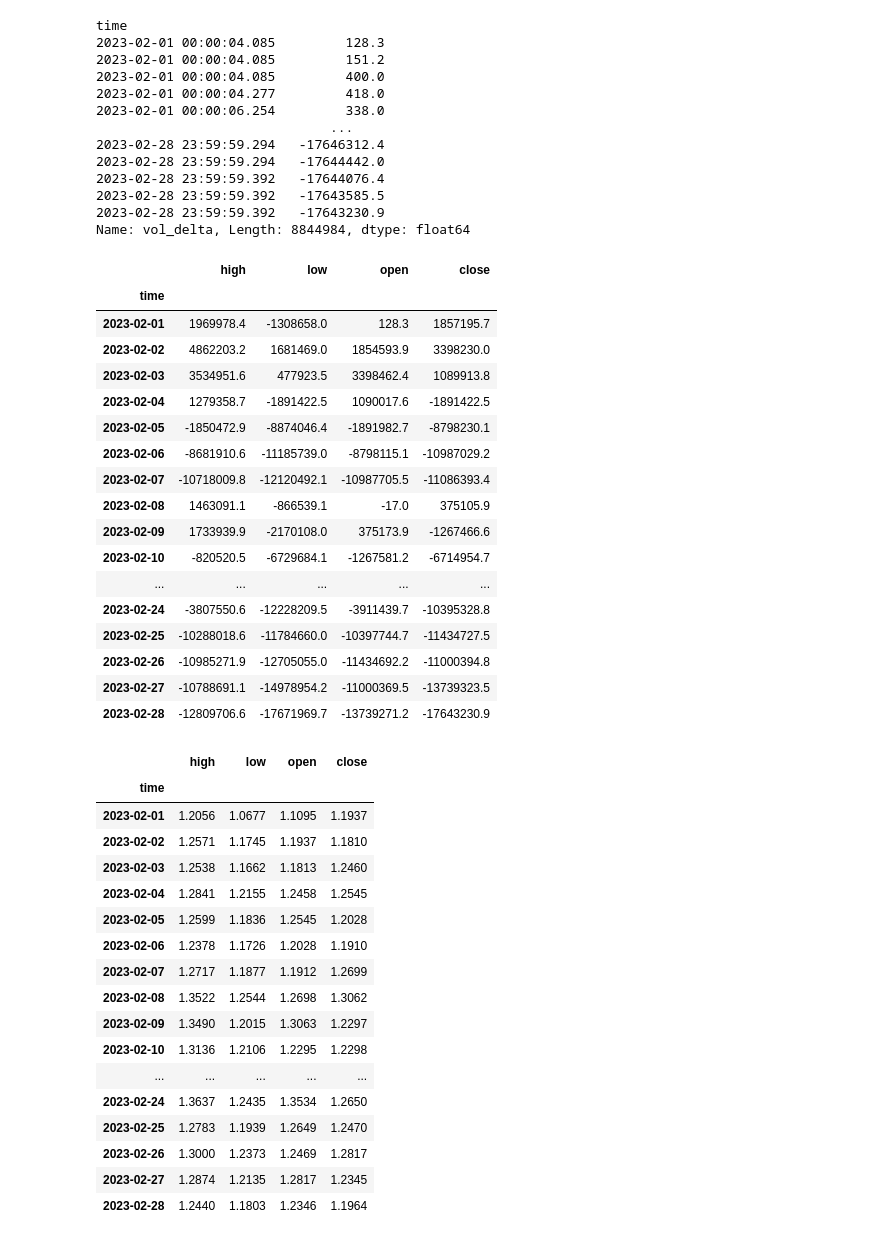
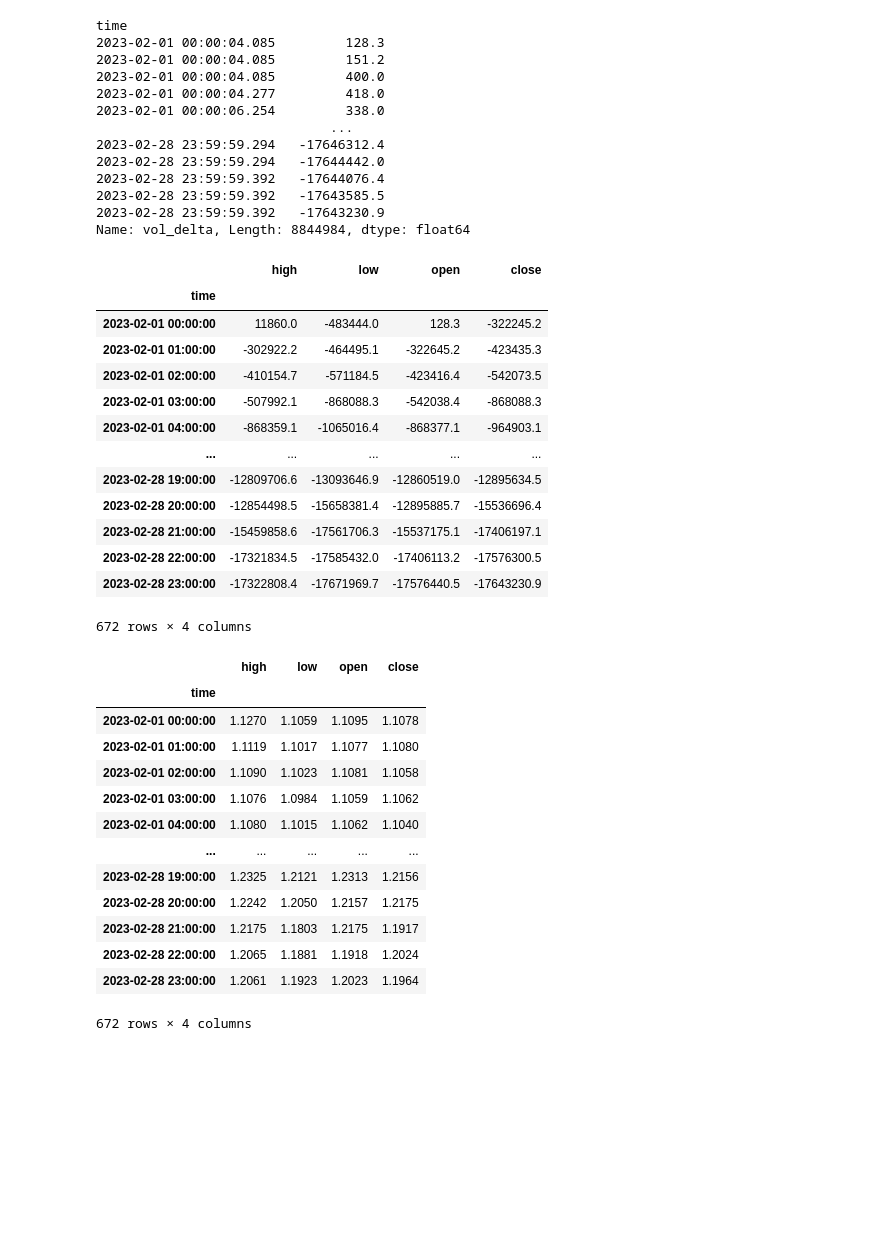
Before and after one commit to jaymgonzalez/python-trading, a Jupyter notebook: Matic_CVD.ipynb, the cells around one changed output. Cells and saved outputs as stored; diff of their text form; code cells hidden in the pictures; blank space fills up the shorter version.

```diff
--- a/Matic_CVD.ipynb
+++ b/Matic_CVD.ipynb
@@ -111,49 +111,41 @@ time
 2023-02-28 23:59:59.392   -17643230.9
 Name: vol_delta, Length: 8844984, dtype: float64
 # %%
-cvd_candles = cvd.resample("1D").agg(["max","min","first","last"])
+cvd_candles = cvd.resample("1H").agg(["max","min","first","last"])
 cvd_candles.columns = ["high","low","open","close"]
 cvd_candles
 # %% [output]
 |  | high | low | open | close |
 | time |  |  |  |  |
-| 2023-02-01 | 1969978.4 | -1308658.0 | 128.3 | 1857195.7 |
-| 2023-02-02 | 4862203.2 | 1681469.0 | 1854593.9 | 3398230.0 |
-| 2023-02-03 | 3534951.6 | 477923.5 | 3398462.4 | 1089913.8 |
-| 2023-02-04 | 1279358.7 | -1891422.5 | 1090017.6 | -1891422.5 |
-| 2023-02-05 | -1850472.9 | -8874046.4 | -1891982.7 | -8798230.1 |
-| 2023-02-06 | -8681910.6 | -11185739.0 | -8798115.1 | -10987029.2 |
-| 2023-02-07 | -10718009.8 | -12120492.1 | -10987705.5 | -11086393.4 |
-| 2023-02-08 | 1463091.1 | -866539.1 | -17.0 | 375105.9 |
-| 2023-02-09 | 1733939.9 | -2170108.0 | 375173.9 | -1267466.6 |
-| 2023-02-10 | -820520.5 | -6729684.1 | -1267581.2 | -6714954.7 |
+| 2023-02-01 00:00:00 | 11860.0 | -483444.0 | 128.3 | -322245.2 |
+| 2023-02-01 01:00:00 | -302922.2 | -464495.1 | -322645.2 | -423435.3 |
+| 2023-02-01 02:00:00 | -410154.7 | -571184.5 | -423416.4 | -542073.5 |
+| 2023-02-01 03:00:00 | -507992.1 | -868088.3 | -542038.4 | -868088.3 |
+| 2023-02-01 04:00:00 | -868359.1 | -1065016.4 | -868377.1 | -964903.1 |
 | ... | ... | ... | ... | ... |
-| 2023-02-24 | -3807550.6 | -12228209.5 | -3911439.7 | -10395328.8 |
-| 2023-02-25 | -10288018.6 | -11784660.0 | -10397744.7 | -11434727.5 |
-| 2023-02-26 | -10985271.9 | -12705055.0 | -11434692.2 | -11000394.8 |
-| 2023-02-27 | -10788691.1 | -14978954.2 | -11000369.5 | -13739323.5 |
-| 2023-02-28 | -12809706.6 | -17671969.7 | -13739271.2 | -17643230.9 |
+| 2023-02-28 19:00:00 | -12809706.6 | -13093646.9 | -12860519.0 | -12895634.5 |
+| 2023-02-28 20:00:00 | -12854498.5 | -15658381.4 | -12895885.7 | -15536696.4 |
+| 2023-02-28 21:00:00 | -15459858.6 | -17561706.3 | -15537175.1 | -17406197.1 |
+| 2023-02-28 22:00:00 | -17321834.5 | -17585432.0 | -17406113.2 | -17576300.5 |
+| 2023-02-28 23:00:00 | -17322808.4 | -17671969.7 | -17576440.5 | -17643230.9 |
+672 rows × 4 columns
 # %%
-price_candles = df.price.resample("1D").agg(["max","min","first","last"])
+price_candles = df.price.resample("1H").agg(["max","min","first","last"])
 price_candles.columns = ["high","low","open","close"]
 price_candles
 # %% [output]
 |  | high | low | open | close |
 | time |  |  |  |  |
-| 2023-02-01 | 1.2056 | 1.0677 | 1.1095 | 1.1937 |
-| 2023-02-02 | 1.2571 | 1.1745 | 1.1937 | 1.1810 |
-| 2023-02-03 | 1.2538 | 1.1662 | 1.1813 | 1.2460 |
-| 2023-02-04 | 1.2841 | 1.2155 | 1.2458 | 1.2545 |
-| 2023-02-05 | 1.2599 | 1.1836 | 1.2545 | 1.2028 |
-| 2023-02-06 | 1.2378 | 1.1726 | 1.2028 | 1.1910 |
-| 2023-02-07 | 1.2717 | 1.1877 | 1.1912 | 1.2699 |
-| 2023-02-08 | 1.3522 | 1.2544 | 1.2698 | 1.3062 |
-| 2023-02-09 | 1.3490 | 1.2015 | 1.3063 | 1.2297 |
-| 2023-02-10 | 1.3136 | 1.2106 | 1.2295 | 1.2298 |
+| 2023-02-01 00:00:00 | 1.1270 | 1.1059 | 1.1095 | 1.1078 |
+| 2023-02-01 01:00:00 | 1.1119 | 1.1017 | 1.1077 | 1.1080 |
+| 2023-02-01 02:00:00 | 1.1090 | 1.1023 | 1.1081 | 1.1058 |
+| 2023-02-01 03:00:00 | 1.1076 | 1.0984 | 1.1059 | 1.1062 |
+| 2023-02-01 04:00:00 | 1.1080 | 1.1015 | 1.1062 | 1.1040 |
 | ... | ... | ... | ... | ... |
-| 2023-02-24 | 1.3637 | 1.2435 | 1.3534 | 1.2650 |
-| 2023-02-25 | 1.2783 | 1.1939 | 1.2649 | 1.2470 |
-| 2023-02-26 | 1.3000 | 1.2373 | 1.2469 | 1.2817 |
-| 2023-02-27 | 1.2874 | 1.2135 | 1.2817 | 1.2345 |
-| 2023-02-28 | 1.2440 | 1.1803 | 1.2346 | 1.1964 |
+| 2023-02-28 19:00:00 | 1.2325 | 1.2121 | 1.2313 | 1.2156 |
+| 2023-02-28 20:00:00 | 1.2242 | 1.2050 | 1.2157 | 1.2175 |
+| 2023-02-28 21:00:00 | 1.2175 | 1.1803 | 1.2175 | 1.1917 |
+| 2023-02-28 22:00:00 | 1.2065 | 1.1881 | 1.1918 | 1.2024 |
+| 2023-02-28 23:00:00 | 1.2061 | 1.1923 | 1.2023 | 1.1964 |
+672 rows × 4 columns
 # %%
```
Also changed, not shown: parts of 2 cells of this notebook.
